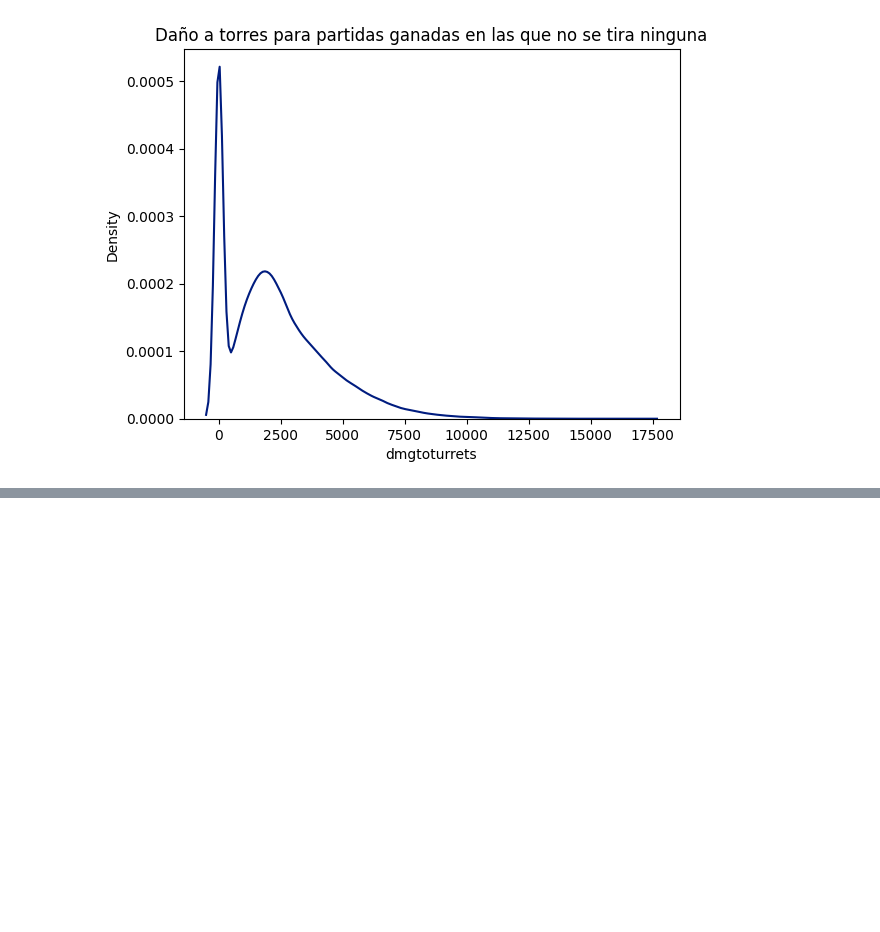
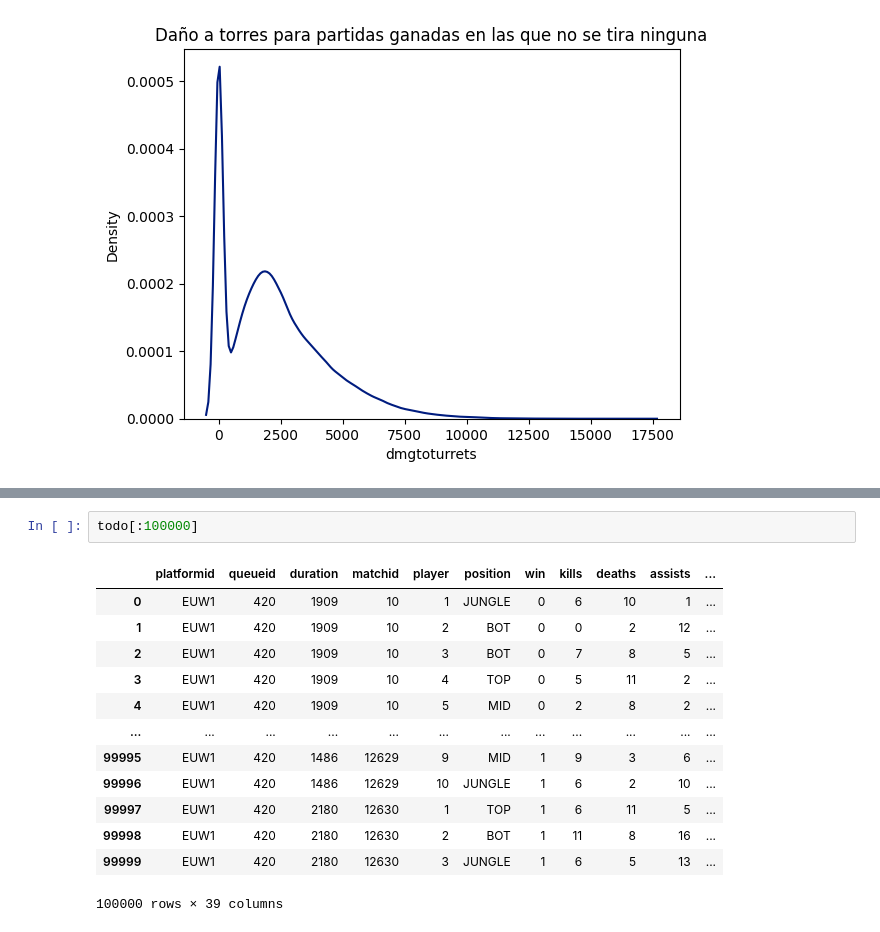
Before and after one commit to PlazzaA/Ganar_en_el_LoL, a Jupyter notebook: EDA_LoL.ipynb, the cells around one changed output, grey strips where cells are left out. Drawn from its saved outputs; the diff is of its cells as text; blank space fills up the shorter version.

```diff
--- a/EDA_LoL.ipynb
+++ b/EDA_LoL.ipynb
@@ -626,0 +710,16 @@ Text(0.5, 1.0, 'Daño a torres para partidas ganadas en las que no se tira ningu
+# %%
+todo[:100000]
+# %% [output]
+|  | platformid | queueid | duration | matchid | player | position | win | kills | deaths | assists | ... |
+| 0 | EUW1 | 420 | 1909 | 10 | 1 | JUNGLE | 0 | 6 | 10 | 1 | ... |
+| 1 | EUW1 | 420 | 1909 | 10 | 2 | BOT | 0 | 0 | 2 | 12 | ... |
+| 2 | EUW1 | 420 | 1909 | 10 | 3 | BOT | 0 | 7 | 8 | 5 | ... |
+| 3 | EUW1 | 420 | 1909 | 10 | 4 | TOP | 0 | 5 | 11 | 2 | ... |
+| 4 | EUW1 | 420 | 1909 | 10 | 5 | MID | 0 | 2 | 8 | 2 | ... |
+| ... | ... | ... | ... | ... | ... | ... | ... | ... | ... | ... | ... |
+| 99995 | EUW1 | 420 | 1486 | 12629 | 9 | MID | 1 | 9 | 3 | 6 | ... |
+| 99996 | EUW1 | 420 | 1486 | 12629 | 10 | JUNGLE | 1 | 6 | 2 | 10 | ... |
+| 99997 | EUW1 | 420 | 2180 | 12630 | 1 | TOP | 1 | 6 | 11 | 5 | ... |
+| 99998 | EUW1 | 420 | 2180 | 12630 | 2 | BOT | 1 | 11 | 8 | 16 | ... |
+| 99999 | EUW1 | 420 | 2180 | 12630 | 3 | JUNGLE | 1 | 6 | 5 | 13 | ... |
+100000 rows × 39 columns
```
Also changed, not shown: parts of 42 cells of this notebook, 2 other files.
